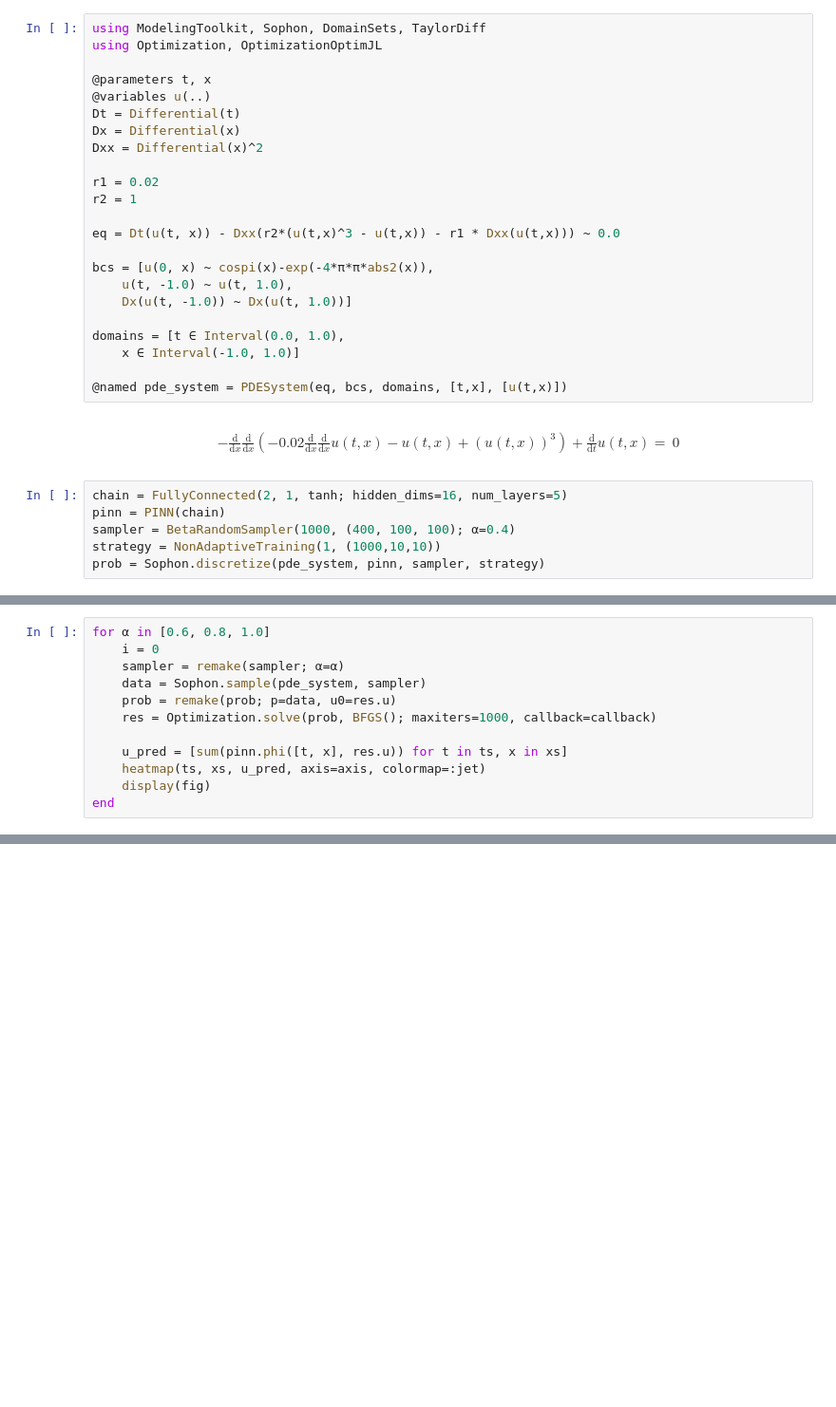
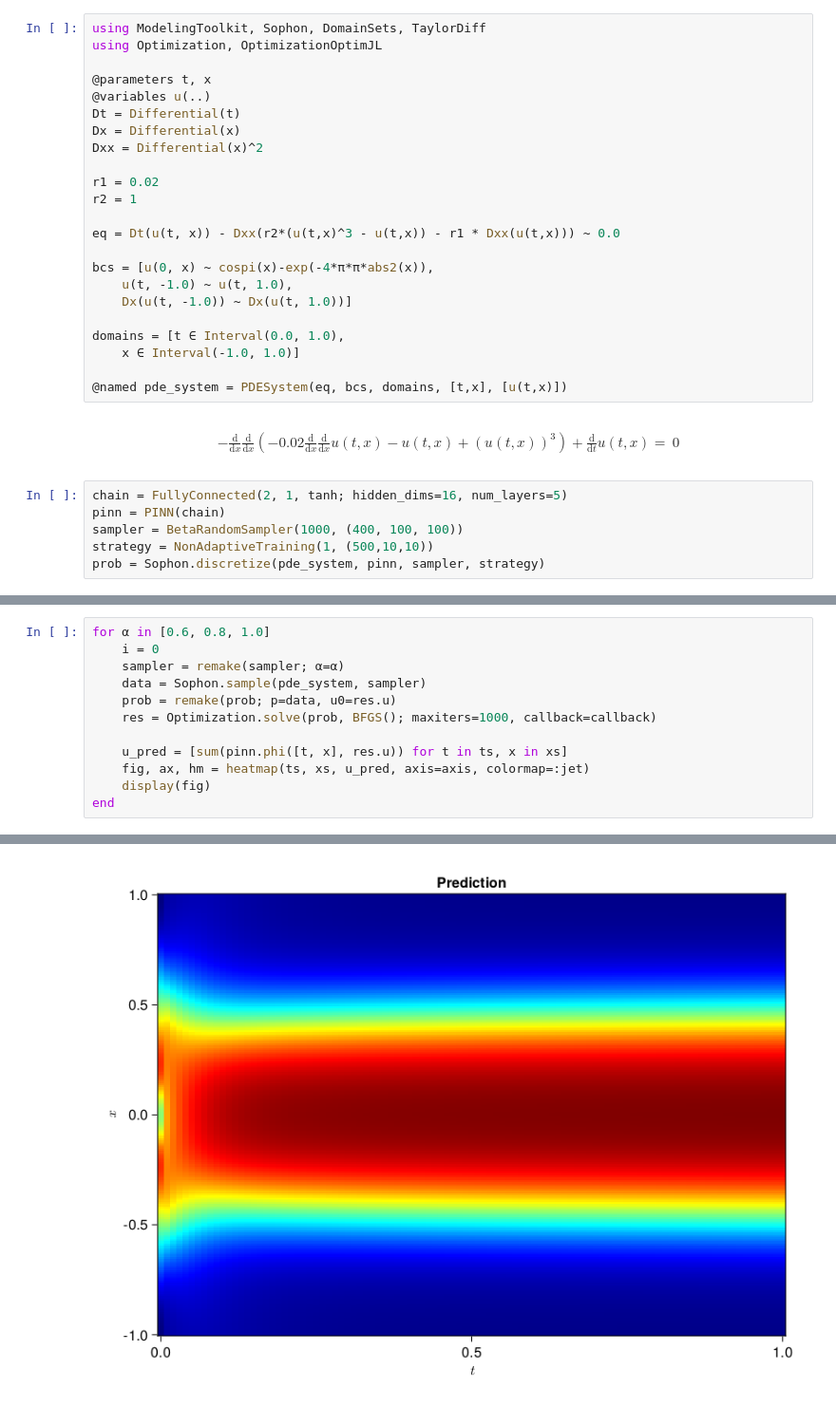
Before and after one commit to YichengDWu/Sophon-Examples, a Jupyter notebook: cahn-hilliard.ipynb, the cells around one changed output, grey strips where cells are left out. Shown at 95% size. Drawn from its saved outputs; the diff is of its cells as text; blank space fills up the shorter version.

```diff
--- a/cahn-hilliard.ipynb
+++ b/cahn-hilliard.ipynb
@@ -29,8 +29,8 @@ $$ \begin{align}
 # %%
 chain = FullyConnected(2, 1, tanh; hidden_dims=16, num_layers=5)
 pinn = PINN(chain)
-sampler = BetaRandomSampler(1000, (400, 100, 100); α=0.4)
-strategy = NonAdaptiveTraining(1, (1000,10,10))
+sampler = BetaRandomSampler(1000, (400, 100, 100))
+strategy = NonAdaptiveTraining(1, (500,10,10))
 prob = Sophon.discretize(pde_system, pinn, sampler, strategy)
 # %% [output]
 OptimizationProblem. In-place: true
@@ -62,7 +77,7 @@ for α in [0.6, 0.8, 1.0]
     res = Optimization.solve(prob, BFGS(); maxiters=1000, callback=callback)
 
     u_pred = [sum(pinn.phi([t, x], res.u)) for t in ts, x in xs]
-    heatmap(ts, xs, u_pred, axis=axis, colormap=:jet)
+    fig, ax, hm = heatmap(ts, xs, u_pred, axis=axis, colormap=:jet)
     display(fig)
 end
 # %% [output]
@@ -69,0 +94 @@ InterruptException: InterruptException:
+[figure, added]
```
Also changed, not shown: parts of 4 cells of this notebook.
